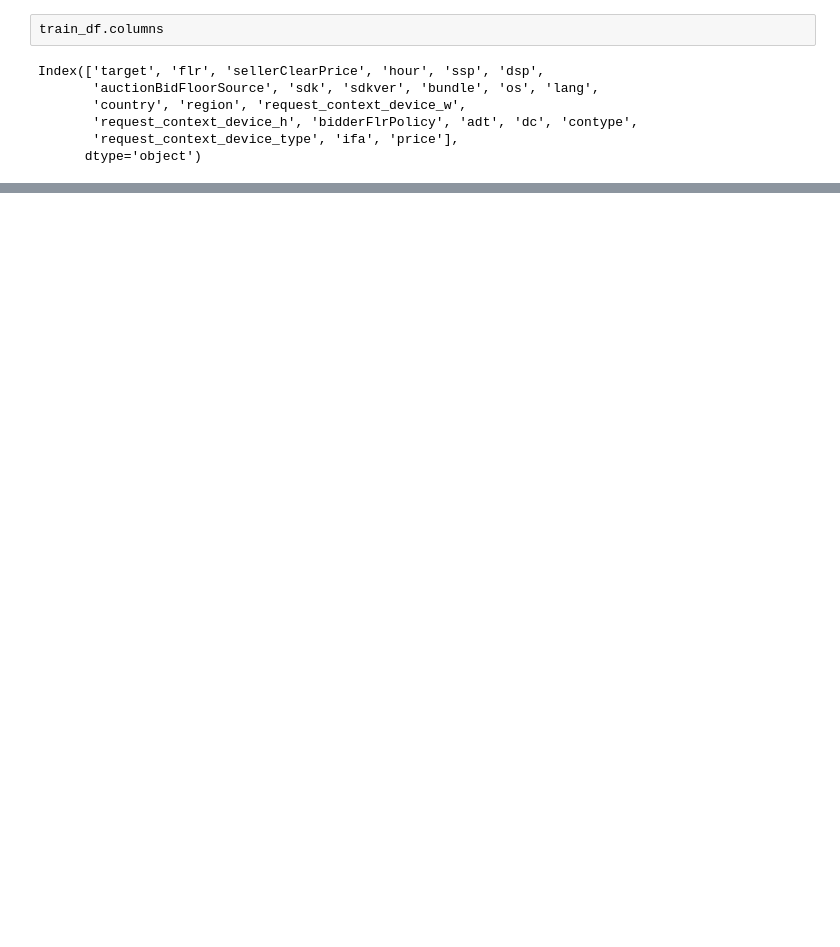
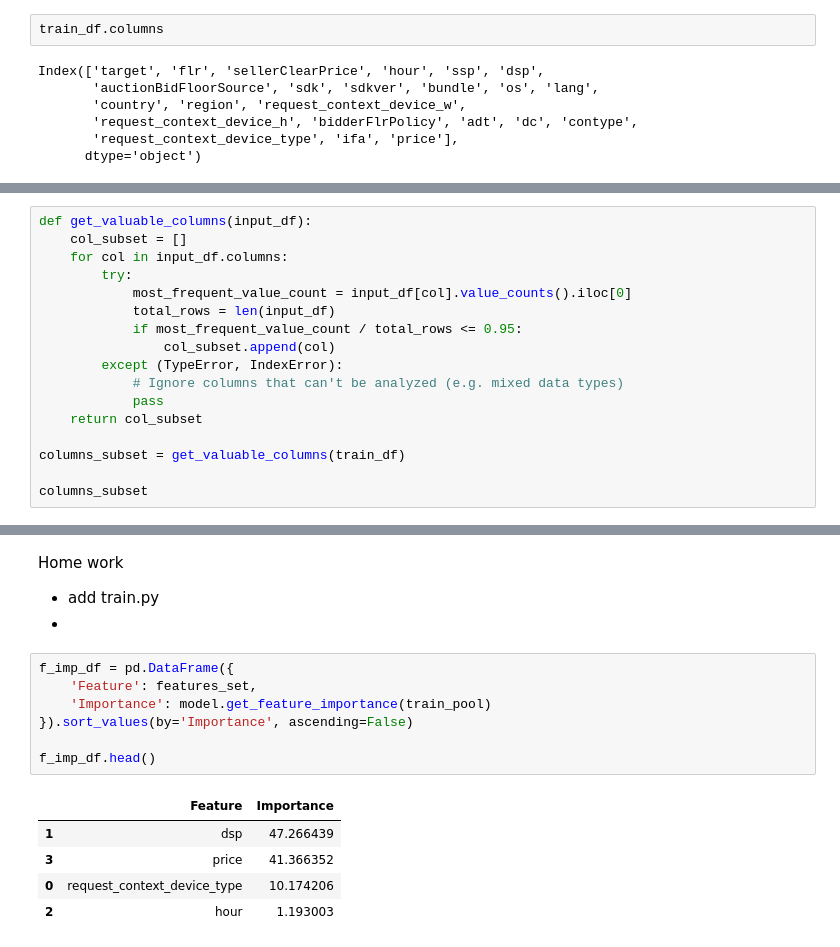
Before and after one commit to aleksandr-dzhumurat/ai_product_engineer, a Jupyter notebook: jupyter_notebooks/EDA.ipynb, the cells around one changed output, grey strips where cells are left out. Drawn from its saved outputs; the diff is of its cells as text; blank space fills up the shorter version.

```diff
--- a/jupyter_notebooks/EDA.ipynb
+++ b/jupyter_notebooks/EDA.ipynb
@@ -65,3 +60,20 @@ train_df.describe()
 | 50% | 0.000000 | 1.107266 | 1.521529 | 12.000000 | 157.0 | 80.000000 | 430.000000 | ... |
 | 75% | 0.000000 | 3.105345 | 3.347819 | 18.250000 | 157.0 | 80.000000 | 810.000000 | ... |
 | max | 1.000000 | 161.849300 | 124.300900 | 23.000000 | 157.0 | 227.000000 | 1812.000000 | ... |
+# %%
+def get_valuable_columns(input_df):
+    col_subset = []
+    for col in input_df.columns:
+        try:
+            most_frequent_value_count = input_df[col].value_counts().iloc[0]
+            total_rows = len(input_df)
+            if most_frequent_value_count / total_rows <= 0.95:
+                col_subset.append(col)
+        except (TypeError, IndexError):
+            # Ignore columns that can't be analyzed (e.g. mixed data types)
+            pass
+    return col_subset
+
+columns_subset = get_valuable_columns(train_df)
+
+columns_subset
@@ -96,0 +137,18 @@ print(f'Model trained: {model}')
+# %% [markdown]
+Home work
+
+* add train.py
+*
+# %%
+f_imp_df = pd.DataFrame({
+    'Feature': features_set,
+    'Importance': model.get_feature_importance(train_pool)
+}).sort_values(by='Importance', ascending=False)
+
+f_imp_df.head()
+# %% [output]
+|  | Feature | Importance |
+| 1 | dsp | 47.266439 |
+| 3 | price | 41.366352 |
+| 0 | request_context_device_type | 10.174206 |
+| 2 | hour | 1.193003 |
```
Also changed, not shown: parts of 15 cells of this notebook, 7 other files.
